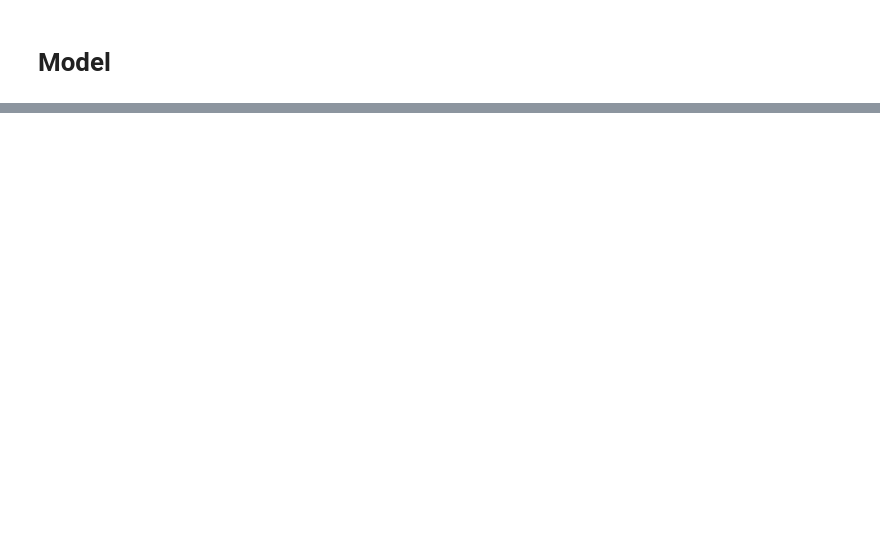
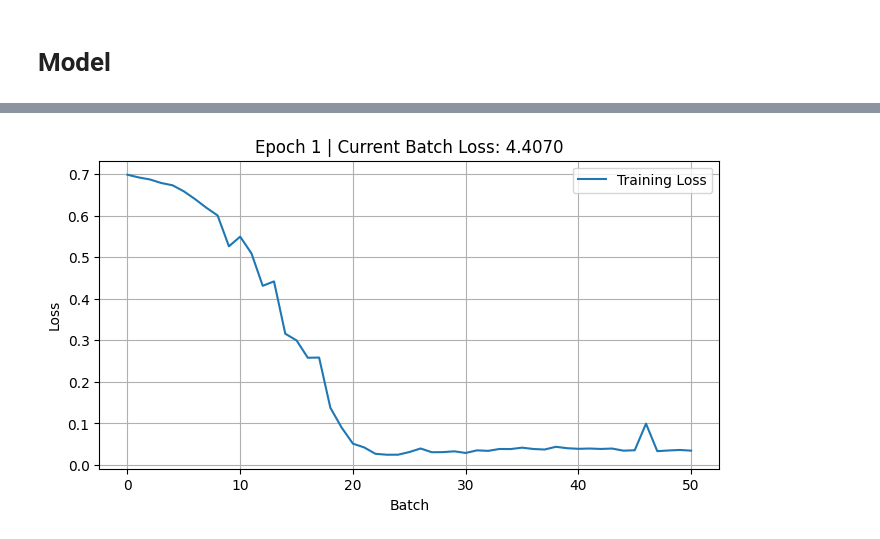
Before and after one commit to Tpmonkey-Nuttee/SpecTop, a Jupyter notebook: RCNNforRec.ipynb, the cells around one changed output, grey strips where cells are left out. Cells and saved outputs as stored; diff of their text form; code cells hidden in the pictures; blank space fills up the shorter version.

```diff
--- a/RCNNforRec.ipynb
+++ b/RCNNforRec.ipynb
@@ -158,0 +242,2 @@ print(dataset)
+# %%
+dataloader = DataGenerator(dataset, True)
@@ -278,0 +325,66 @@ print(f"HR@1 = {HR1:.3f}, MAP = {MAP:.3f}")
+# %%
+def one_hot(target):
+    zeroes = torch.zeros(len_item)
+    zeroes[target] = 1
+    return zeroes
+# %%
+import matplotlib.pyplot as plt
+from IPython.display import clear_output
+
+torch.manual_seed(0)
+
+loss_history = []
+plt.ion()
+
+dataloader.set_training(True)
+
+model = RCNN()
+# model.load_state_dict(torch.load("rcnn_weights.pth"))
+epoches = 1
+
+criterion = nn.BCELoss()
+optimizer = torch.optim.Adam(model.parameters(), lr=5e-3, weight_decay=0.001)
+i = 0
+batch = 128
+
+for epoch in range(epoches):
+    for data in dataloader:
+        if i == 0:
+            total_loss = 0
+            optimizer.zero_grad()
+
+        items, target = data
+        logits = model(items)
+
+        assert 0 <= target < len_item
+        # target = torch.tensor([target], dtype=torch.long)
+        target = one_hot(target)
+
+        loss = criterion(logits, target)
+
+        total_loss += loss
+
+        # WTF IS THIS BATCH SYSTEM. FUCK ME
+        if i == batch-1:
+            total_loss.backward()
+            optimizer.step()
+
+            loss_history.append(total_loss.item()/batch)
+
+            # Re-draw the plot
+            clear_output(wait=True)
+            plt.figure(figsize=(8,4))
+            plt.plot(loss_history, label="Training Loss")
+            # plt.yscale("log")
+            plt.xlabel("Batch")
+            plt.ylabel("Loss")
+            plt.title(f"Epoch {epoch+1} | Current Batch Loss: {total_loss.item():.4f}")
+            plt.legend()
+            plt.grid(True)
+            plt.show()
+            print(f"\rLoss: {loss.item():.4f}", flush=True)
+
+        i += 1
+        i %= batch
+# %% [output]
+[figure, added]
```
Also changed, not shown: parts of 27 cells of this notebook.
